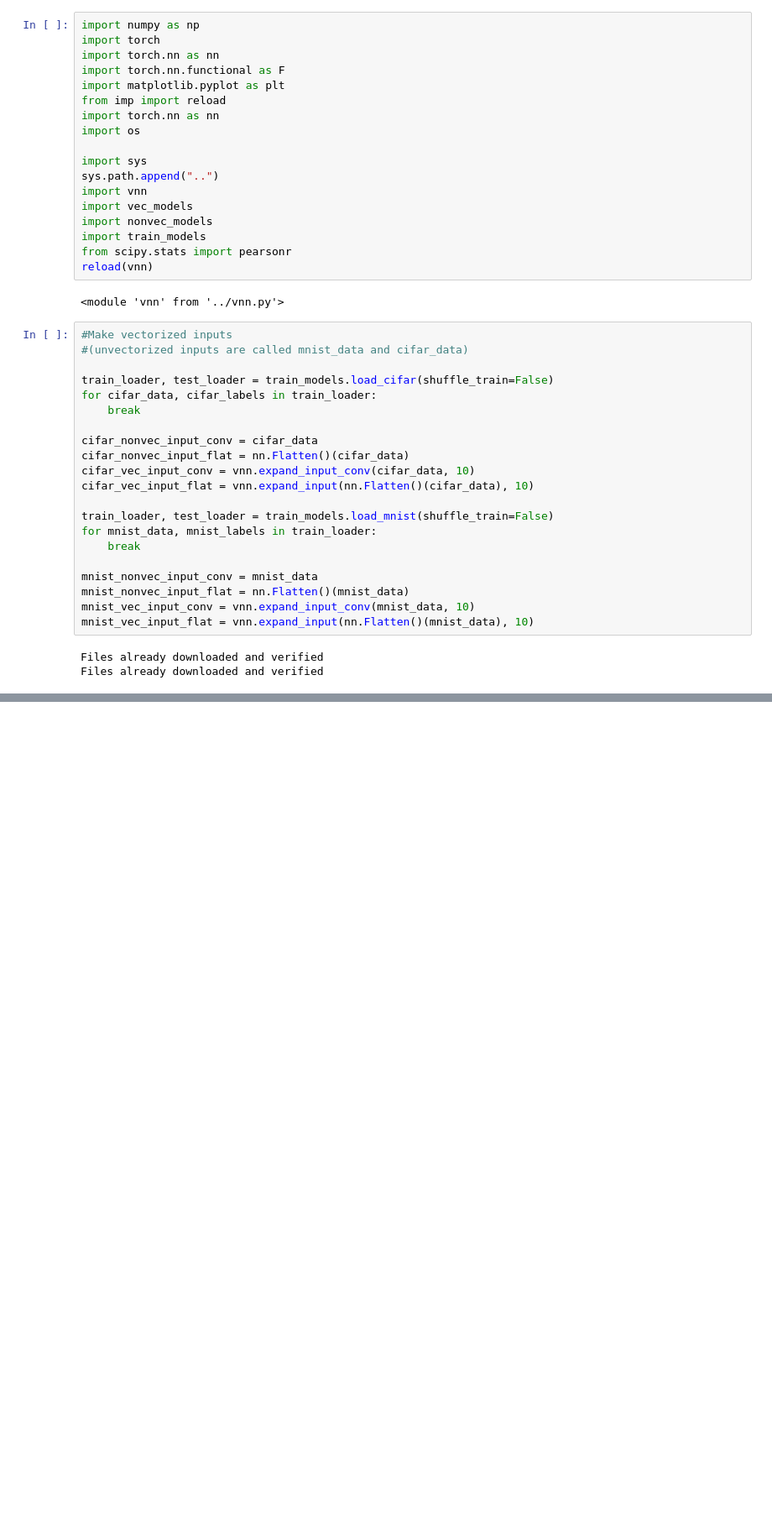
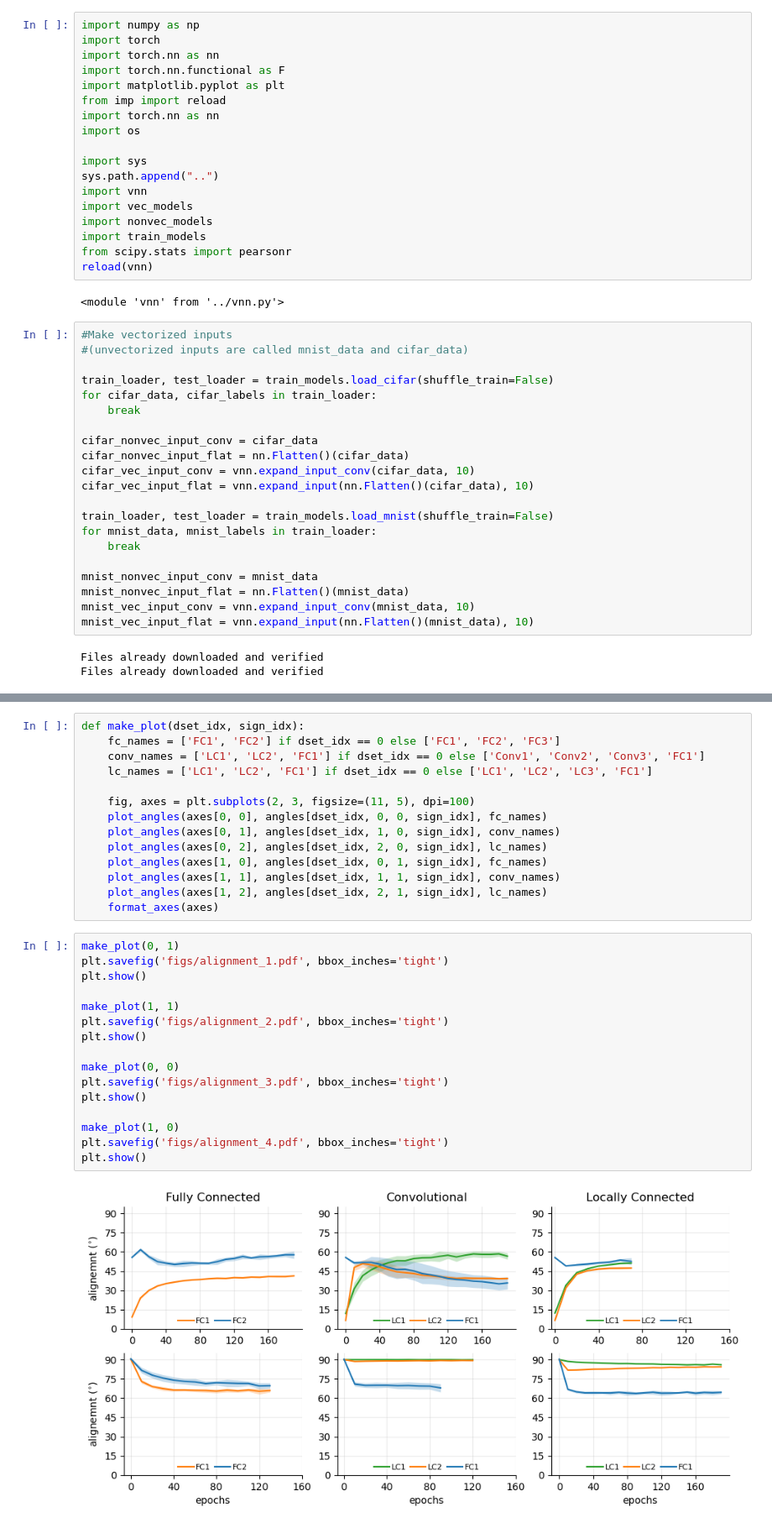
Before and after one commit to davidclark1/VectorizedNets, a Jupyter notebook: notebooks/alignment_and_concentration_viz.ipynb, the cells around one changed output, grey strips where cells are left out. Shown at 84% size. Saved outputs shown, nothing was run; the diff lists cells and outputs as text; blank space fills up the shorter version.

```diff
--- a/notebooks/alignment_and_concentration_viz.ipynb
+++ b/notebooks/alignment_and_concentration_viz.ipynb
@@ -877,0 +377,32 @@ dfa_test.ipynb                         init_viz.ipynb        test_vnn2.ipynb
+# %%
+def make_plot(dset_idx, sign_idx):
+    fc_names = ['FC1', 'FC2'] if dset_idx == 0 else ['FC1', 'FC2', 'FC3']
+    conv_names = ['LC1', 'LC2', 'FC1'] if dset_idx == 0 else ['Conv1', 'Conv2', 'Conv3', 'FC1']
+    lc_names = ['LC1', 'LC2', 'FC1'] if dset_idx == 0 else ['LC1', 'LC2', 'LC3', 'FC1']
+
+    fig, axes = plt.subplots(2, 3, figsize=(11, 5), dpi=100)
+    plot_angles(axes[0, 0], angles[dset_idx, 0, 0, sign_idx], fc_names)
+    plot_angles(axes[0, 1], angles[dset_idx, 1, 0, sign_idx], conv_names)
+    plot_angles(axes[0, 2], angles[dset_idx, 2, 0, sign_idx], lc_names)
+    plot_angles(axes[1, 0], angles[dset_idx, 0, 1, sign_idx], fc_names)
+    plot_angles(axes[1, 1], angles[dset_idx, 1, 1, sign_idx], conv_names)
+    plot_angles(axes[1, 2], angles[dset_idx, 2, 1, sign_idx], lc_names)
+    format_axes(axes)
+# %%
+make_plot(0, 1)
+plt.savefig('figs/alignment_1.pdf', bbox_inches='tight')
+plt.show()
+
+make_plot(1, 1)
+plt.savefig('figs/alignment_2.pdf', bbox_inches='tight')
+plt.show()
+
+make_plot(0, 0)
+plt.savefig('figs/alignment_3.pdf', bbox_inches='tight')
+plt.show()
+
+make_plot(1, 0)
+plt.savefig('figs/alignment_4.pdf', bbox_inches='tight')
+plt.show()
+# %% [output]
+[figure, added]
```
Also changed, not shown: parts of 19 cells of this notebook, 2 other files.
